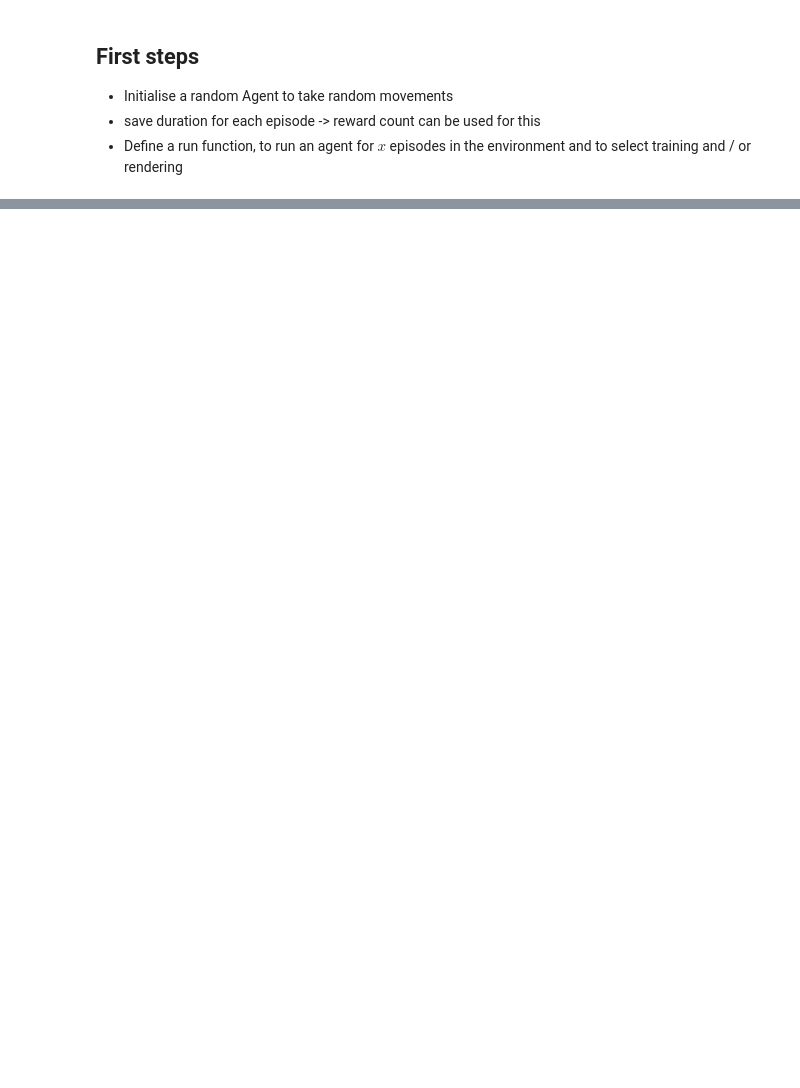
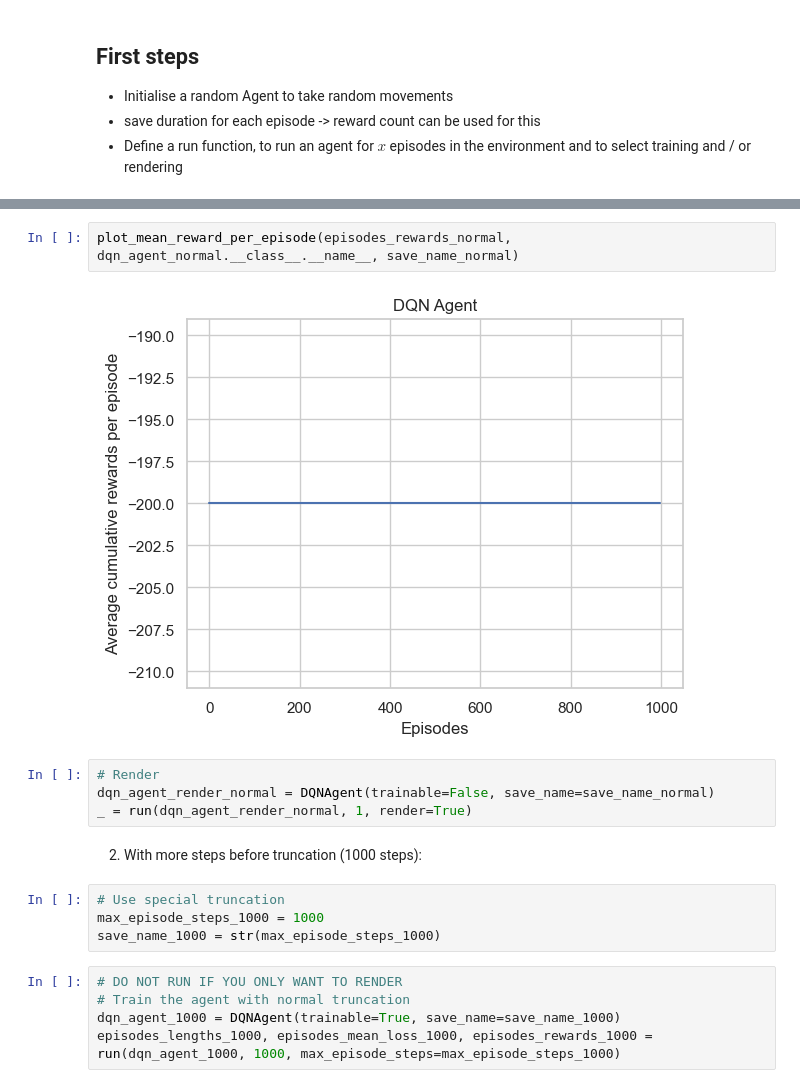
Before and after one commit to LionelSafar/Rolls-Royce-Peak-Plower, a Jupyter notebook: main.ipynb, the cells around one changed output, grey strips where cells are left out. Drawn from its saved outputs; the diff is of its cells as text; blank space fills up the shorter version.

```diff
--- a/main.ipynb
+++ b/main.ipynb
@@ -389,0 +338,19 @@ plt.plot(rewards)
+# %%
+plot_mean_reward_per_episode(episodes_rewards_normal, dqn_agent_normal.__class__.__name__, save_name_normal)
+# %% [output]
+[figure, added]
+# %%
+# Render
+dqn_agent_render_normal = DQNAgent(trainable=False, save_name=save_name_normal)
+_ = run(dqn_agent_render_normal, 1, render=True)
+# %% [markdown]
+2. With more steps before truncation (1000 steps):
+# %%
+# Use special truncation
+max_episode_steps_1000 = 1000
+save_name_1000 = str(max_episode_steps_1000)
+# %%
+# DO NOT RUN IF YOU ONLY WANT TO RENDER
+# Train the agent with normal truncation
+dqn_agent_1000 = DQNAgent(trainable=True, save_name=save_name_1000)
+episodes_lengths_1000, episodes_mean_loss_1000, episodes_rewards_1000 = run(dqn_agent_1000, 1000, max_episode_steps=max_episode_steps_1000)
```
Also changed, not shown: parts of 27 cells of this notebook, 10 other files.
